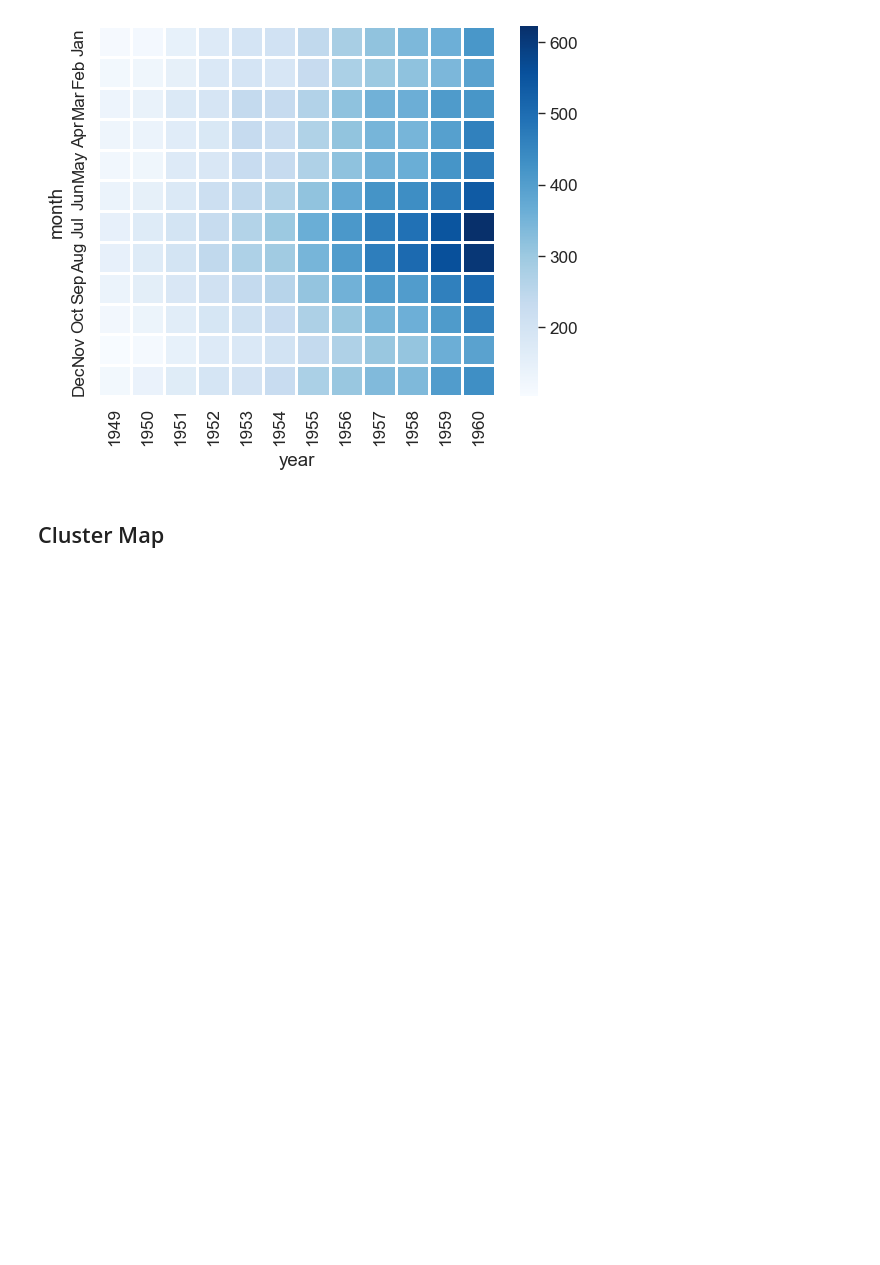
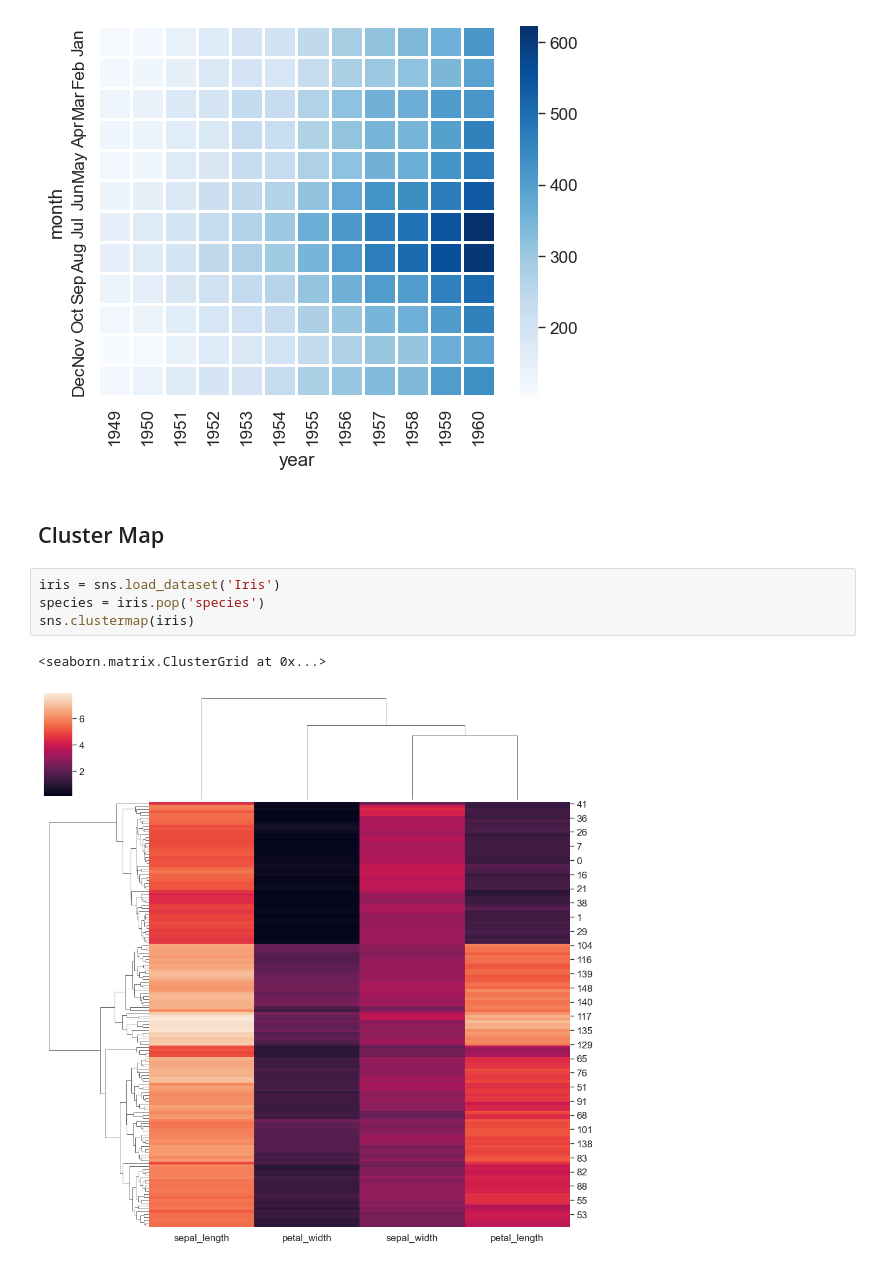
Before and after one commit to PembaSrpa/Data-manipulation-and-visualization, a Jupyter notebook: Seaborn.ipynb, the cells around one changed output. Cells and saved outputs as stored; diff of their text form; blank space fills up the shorter version.

Commit message:
finished seaborn

```diff
--- a/Seaborn.ipynb
+++ b/Seaborn.ipynb
@@ -205,3 +206,10 @@ sns.heatmap(flights_df, cmap='Blues', linecolor='white', linewidth=1)
 [figure]
 # %% [markdown]
 ## Cluster Map
+# %%
+iris = sns.load_dataset('Iris')
+species = iris.pop('species')
+sns.clustermap(iris)
+# %% [output]
+<seaborn.matrix.ClusterGrid at 0x...>
+[figure, added]
```
Also changed, not shown: parts of 13 cells of this notebook.
